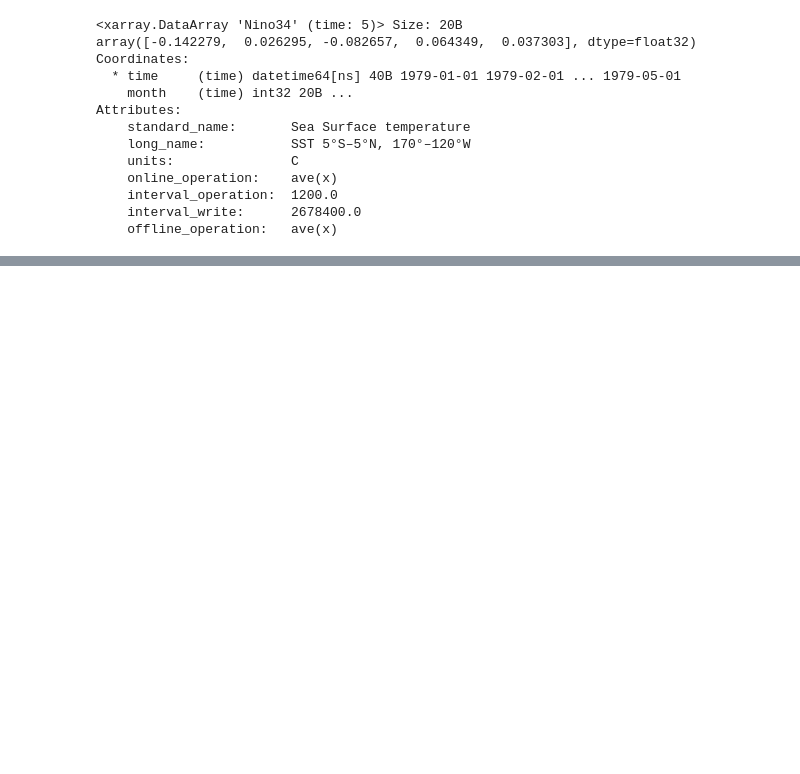
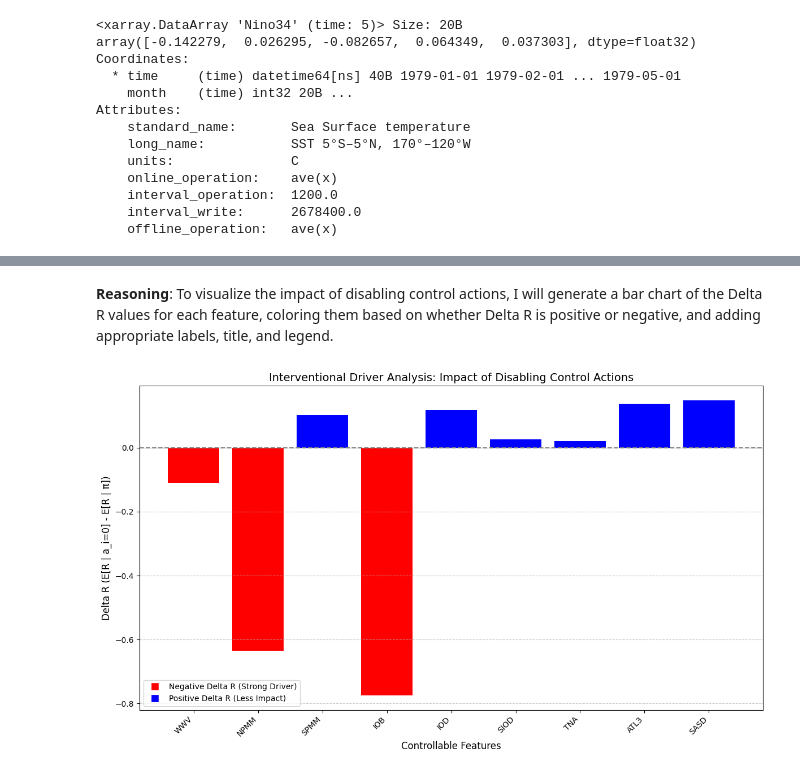
Before and after one commit to ayman-tech/enso-rl, a Jupyter notebook: enso-rl.ipynb, the cells around one changed output, grey strips where cells are left out. Cells and saved outputs as stored; diff of their text form; code cells hidden in the pictures; blank space fills up the shorter version.

Commit message:
added check for driver of enso

```diff
--- a/enso-rl.ipynb
+++ b/enso-rl.ipynb
@@ -843,0 +1057,13 @@ print(normal_array)
+# %%
+delta_r_values = []
+
+for result in intervention_results:
+    delta_r = result['avg_reward'] - baseline_avg_reward
+    delta_r_values.append({
+        'feature': result['feature'],
+        'delta_r': delta_r
+    })
+
+print("\n--- Delta R Values ---")
+for item in delta_r_values:
+    print(f"Feature: {item['feature']:<5} | Delta R: {item['delta_r']:.2f}")
@@ -843,0 +1086,42 @@ print(normal_array)
+# %% [markdown]
+**Reasoning**:
+To visualize the impact of disabling control actions, I will generate a bar chart of the Delta R values for each feature, coloring them based on whether Delta R is positive or negative, and adding appropriate labels, title, and legend.
+# %%
+import matplotlib.pyplot as plt
+
+# 1. Extract feature names and delta_r values
+features = [item['feature'] for item in delta_r_values]
+delta_r_vals = [item['delta_r'] for item in delta_r_values]
+
+# 2. Create a bar chart
+plt.figure(figsize=(12, 7))
+
+# 3. Assign different colors based on positive or negative Delta R
+colors = ['red' if dr < 0 else 'blue' for dr in delta_r_vals]
+plt.bar(features, delta_r_vals, color=colors)
+
+# 4. Add a horizontal line at y=0
+plt.axhline(0, color='gray', linestyle='--')
+
+# 5. Label axes
+plt.xlabel('Controllable Features', fontsize=12)
+plt.ylabel('Delta R (E[R | a_i=0] - E[R | \u03c0])', fontsize=12)
+
+# 6. Add a title
+plt.title('Interventional Driver Analysis: Impact of Disabling Control Actions', fontsize=14)
+
+# 7. Include a legend
+# Create dummy artists for the legend
+red_patch = plt.Line2D([0], [0], marker='s', color='w', label='Negative Delta R (Strong Driver)',
+                          markerfacecolor='red', markersize=10)
+blue_patch = plt.Line2D([0], [0], marker='s', color='w', label='Positive Delta R (Less Impact)',
+                           markerfacecolor='blue', markersize=10)
+plt.legend(handles=[red_patch, blue_patch])
+
+# Improve layout and display
+plt.xticks(rotation=45, ha='right')
+plt.grid(axis='y', linestyle='--', alpha=0.7)
+plt.tight_layout()
+plt.show()
+# %% [output]
+[figure, added]
```
Also changed, not shown: parts of 43 cells of this notebook.
